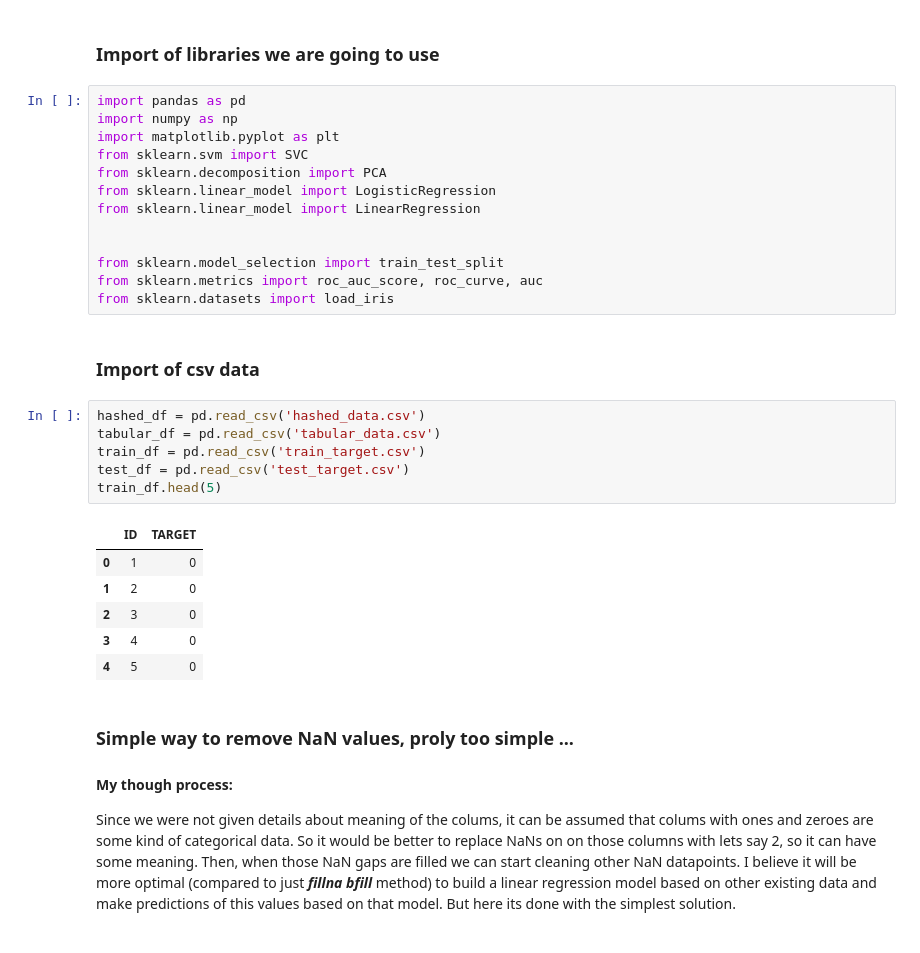
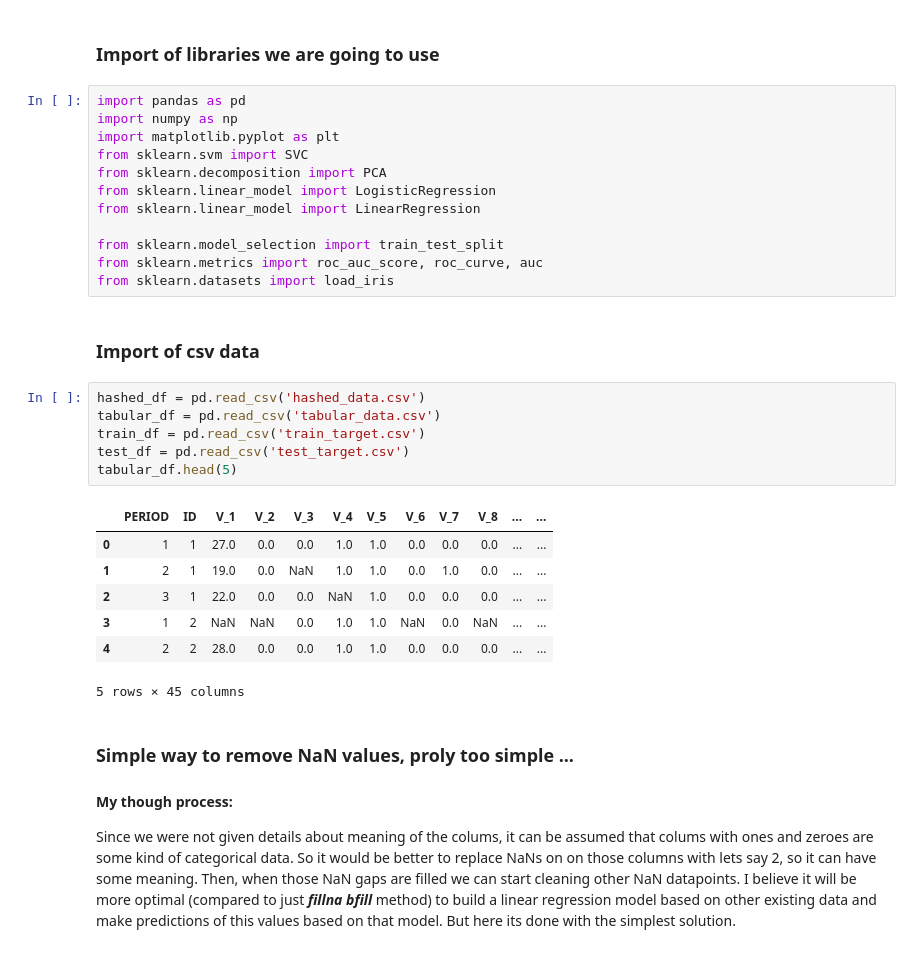
Before and after one commit to blastertec/Cellular-operator-custormer-classification, a Jupyter notebook: Old/HaidaTarasMonkaSPROGRAM.ipynb, the cells around one changed output. Drawn from its saved outputs; the diff is of its cells as text.

```diff
--- a/Old/HaidaTarasMonkaSPROGRAM.ipynb
+++ b/Old/HaidaTarasMonkaSPROGRAM.ipynb
@@ -9,7 +9,6 @@ from sklearn.decomposition import PCA
 from sklearn.linear_model import LogisticRegression
 from sklearn.linear_model import LinearRegression
 
-
 from sklearn.model_selection import train_test_split
 from sklearn.metrics import roc_auc_score, roc_curve, auc
 from sklearn.datasets import load_iris
@@ -18,16 +17,17 @@ from sklearn.datasets import load_iris
 # %%
 hashed_df = pd.read_csv('hashed_data.csv')
 tabular_df = pd.read_csv('tabular_data.csv')
 train_df = pd.read_csv('train_target.csv')
 test_df = pd.read_csv('test_target.csv')
-train_df.head(5)
+tabular_df.head(5)
 # %% [output]
-|  | ID | TARGET |
-| 0 | 1 | 0 |
-| 1 | 2 | 0 |
-| 2 | 3 | 0 |
-| 3 | 4 | 0 |
-| 4 | 5 | 0 |
+|  | PERIOD | ID | V_1 | V_2 | V_3 | V_4 | V_5 | V_6 | V_7 | V_8 | ... | ... |
+| 0 | 1 | 1 | 27.0 | 0.0 | 0.0 | 1.0 | 1.0 | 0.0 | 0.0 | 0.0 | ... | ... |
+| 1 | 2 | 1 | 19.0 | 0.0 | NaN | 1.0 | 1.0 | 0.0 | 1.0 | 0.0 | ... | ... |
+| 2 | 3 | 1 | 22.0 | 0.0 | 0.0 | NaN | 1.0 | 0.0 | 0.0 | 0.0 | ... | ... |
+| 3 | 1 | 2 | NaN | NaN | 0.0 | 1.0 | 1.0 | NaN | 0.0 | NaN | ... | ... |
+| 4 | 2 | 2 | 28.0 | 0.0 | 0.0 | 1.0 | 1.0 | 0.0 | 0.0 | 0.0 | ... | ... |
+5 rows × 45 columns
 # %% [markdown]
 ### Simple way to remove NaN values, proly too simple ...
 #### My though process:
```
Also changed, not shown: parts of 28 cells of this notebook.
